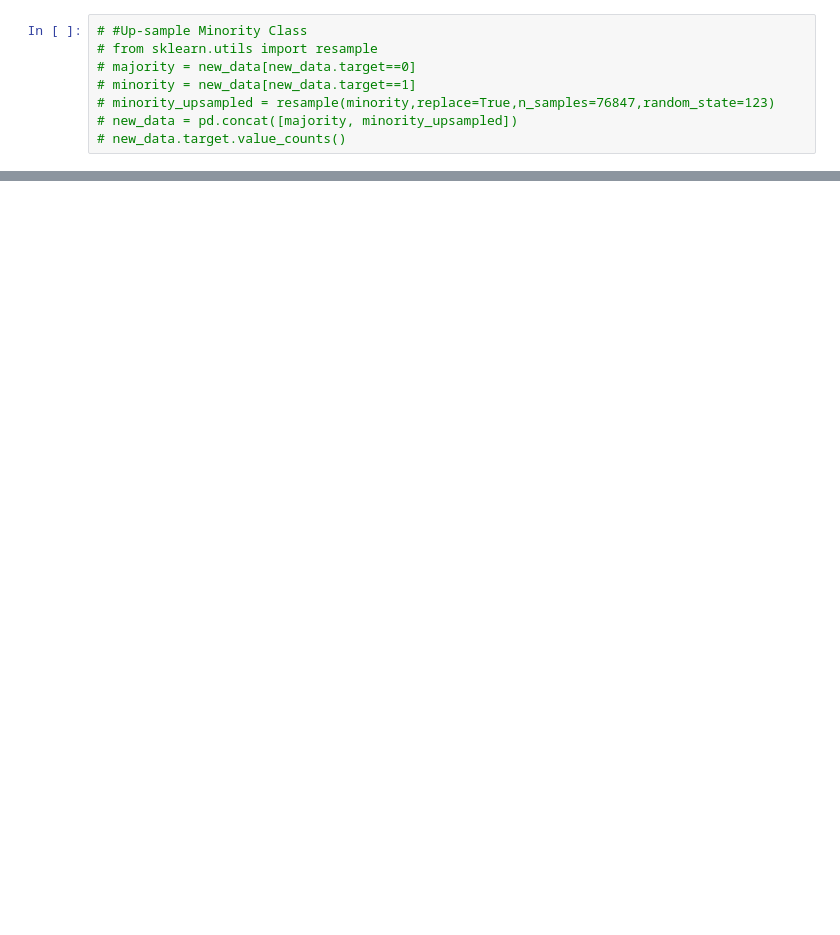
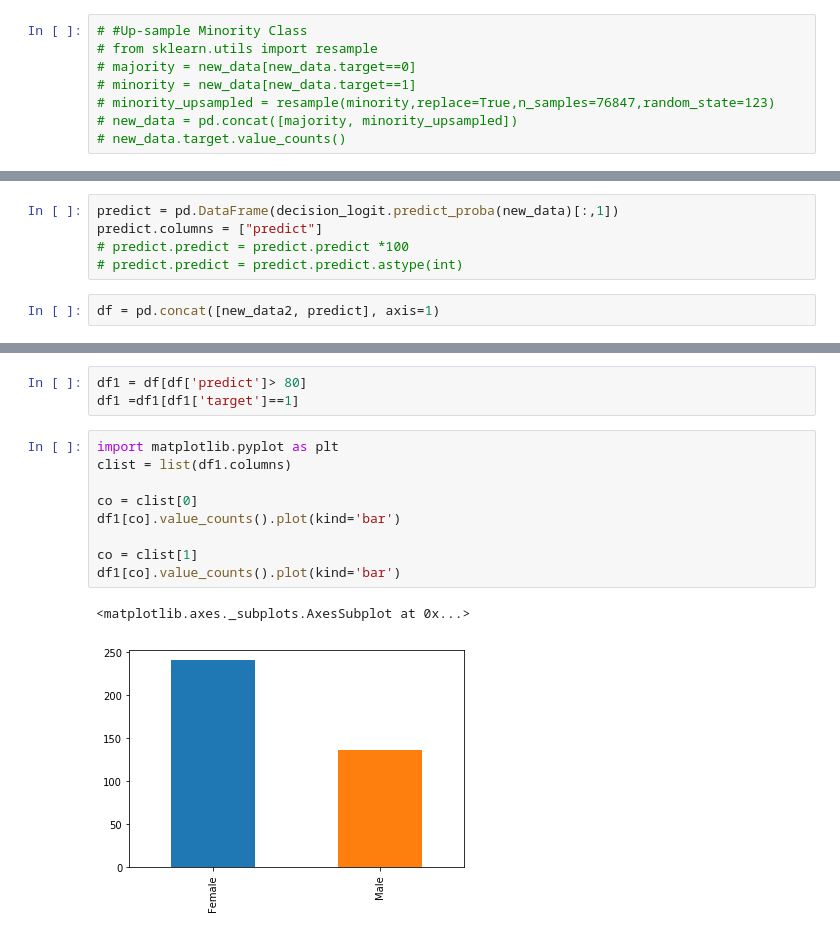
Before and after one commit to joonsooro/UnitedHealthcare, a Jupyter notebook: Jason/Final Logistic Regression.ipynb, the cells around one changed output, grey strips where cells are left out. Saved outputs shown, nothing was run; the diff lists cells and outputs as text; blank space fills up the shorter version.

```diff
--- a/Jason/Final Logistic Regression.ipynb
+++ b/Jason/Final Logistic Regression.ipynb
@@ -103,0 +253,7 @@ array([[12448,  6256],
+# %%
+predict = pd.DataFrame(decision_logit.predict_proba(new_data)[:,1])
+predict.columns = ["predict"]
+# predict.predict = predict.predict *100
+# predict.predict = predict.predict.astype(int)
+# %%
+df = pd.concat([new_data2, predict], axis=1)
@@ -103,0 +309,15 @@ array([[12448,  6256],
+# %%
+df1 = df[df['predict']> 80]
+df1 =df1[df1['target']==1]
+# %%
+import matplotlib.pyplot as plt
+clist = list(df1.columns)
+
+co = clist[0]
+df1[co].value_counts().plot(kind='bar')
+
+co = clist[1]
+df1[co].value_counts().plot(kind='bar')
+# %% [output]
+<matplotlib.axes._subplots.AxesSubplot at 0x...>
+[figure, added]
```
Also changed, not shown: parts of 34 cells of this notebook, 3 other files.
